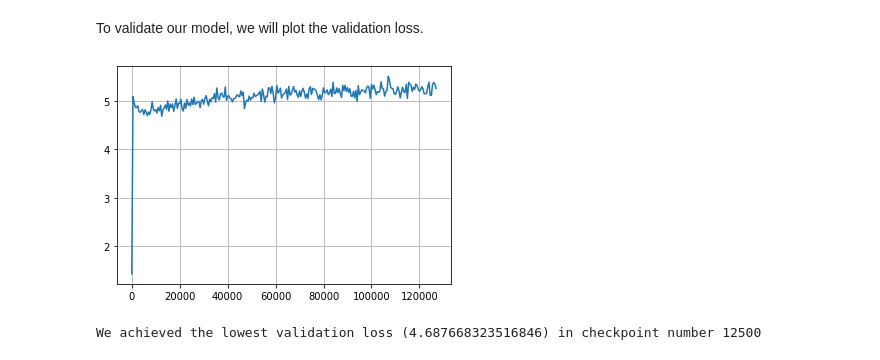
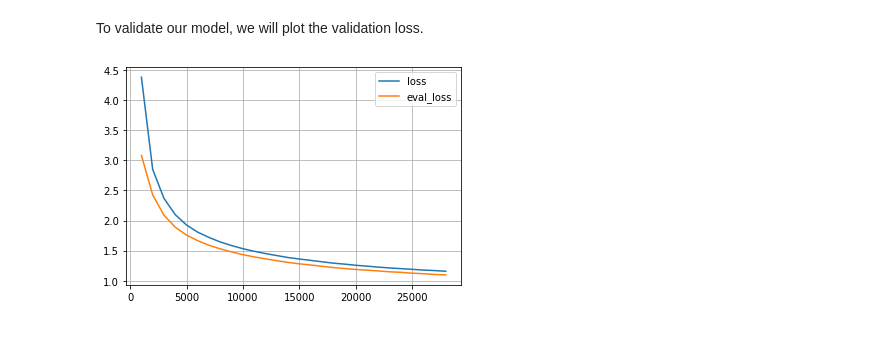
Before and after one commit to Witiko/scm-at-arqmath3, a Jupyter notebook: 03-finetune-roberta.ipynb, the cells around one changed output. Saved outputs shown, nothing was run; the diff lists cells and outputs as text; code cells hidden in the pictures.

```diff
--- a/03-finetune-roberta.ipynb
+++ b/03-finetune-roberta.ipynb
@@ -89,20 +19,35 @@ if not evaluations.exists():
+# %%
+import json
+from pathlib import Path
+
+def get_checkpoint_number(input_directory: Path) -> int:
+    checkpoint_number = int(input_directory.name.split('-')[1])
+    return checkpoint_number
+
+checkpoints = Path('tuned-roberta-base-text+latex.MLM-objective').glob('*/')
+latest_checkpoint = max(checkpoints, key=get_checkpoint_number)
+with (latest_checkpoint / 'trainer_state.json').open('rt') as f:
+    trainer_state = json.load(f)
+
+train_losses = []
+validation_losses = []
+
+for log in trainer_state['log_history']:
+    step = int(log['step'])
+    if 'loss' in log:
+        loss = float(log['loss'])
+        train_losses.append((step, loss))
+    if 'eval_loss' in log:
+        eval_loss = float(log['eval_loss'])
+        validation_losses.append((step, eval_loss))
 # %%
+from typing import Tuple
+
 import matplotlib.pyplot as plt
 
-def parse_line(line: str) -> Tuple[int, float]:
-    line = line.strip('\r\n')
-    checkpoint_number, validation_loss = line.split('\t')
-    return int(checkpoint_number), float(validation_loss)
-
-X, Y = zip(*sorted(map(parse_line, evaluations.open('rt'))))
-_ = plt.plot(X, Y)
+_ = plt.plot(*zip(*train_losses), label='loss')
+_ = plt.plot(*zip(*validation_losses), label='eval_loss')
 plt.grid()
+_ = plt.legend()
 # %% [output]
-[figure, old version]
+[figure, new version]
-# %%
-checkpoint_number, validation_loss = min(filter(lambda line: line[0] > 1,
-                                                map(parse_line, evaluations.open('rt'))),
-                                         key=lambda line: (line[1], -line[0]))
-print(f'We achieved the lowest validation loss ({validation_loss}) in checkpoint number {checkpoint_number}')
-# %% [output]
-We achieved the lowest validation loss (4.687668323516846) in checkpoint number 12500
```
Also changed, not shown: parts of 5 cells of this notebook, 5 other files.
